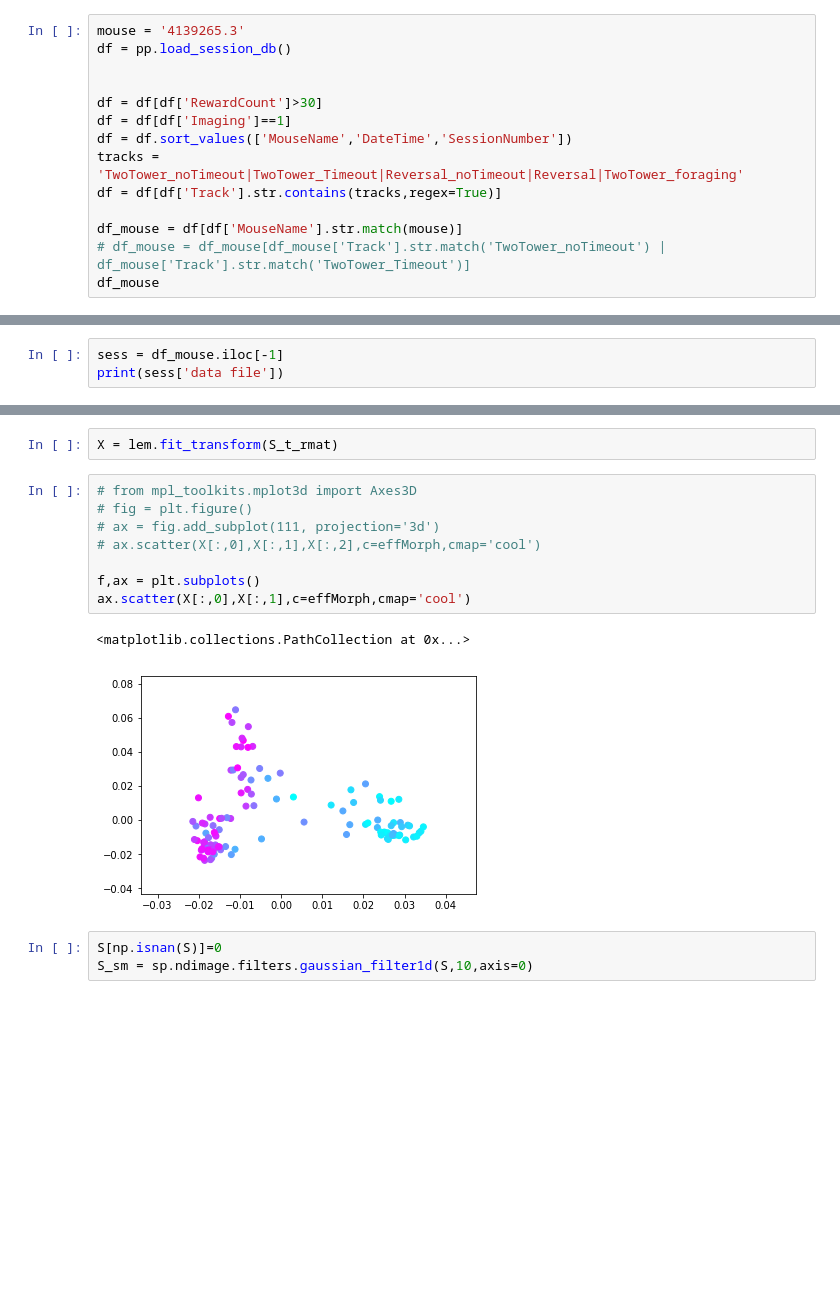
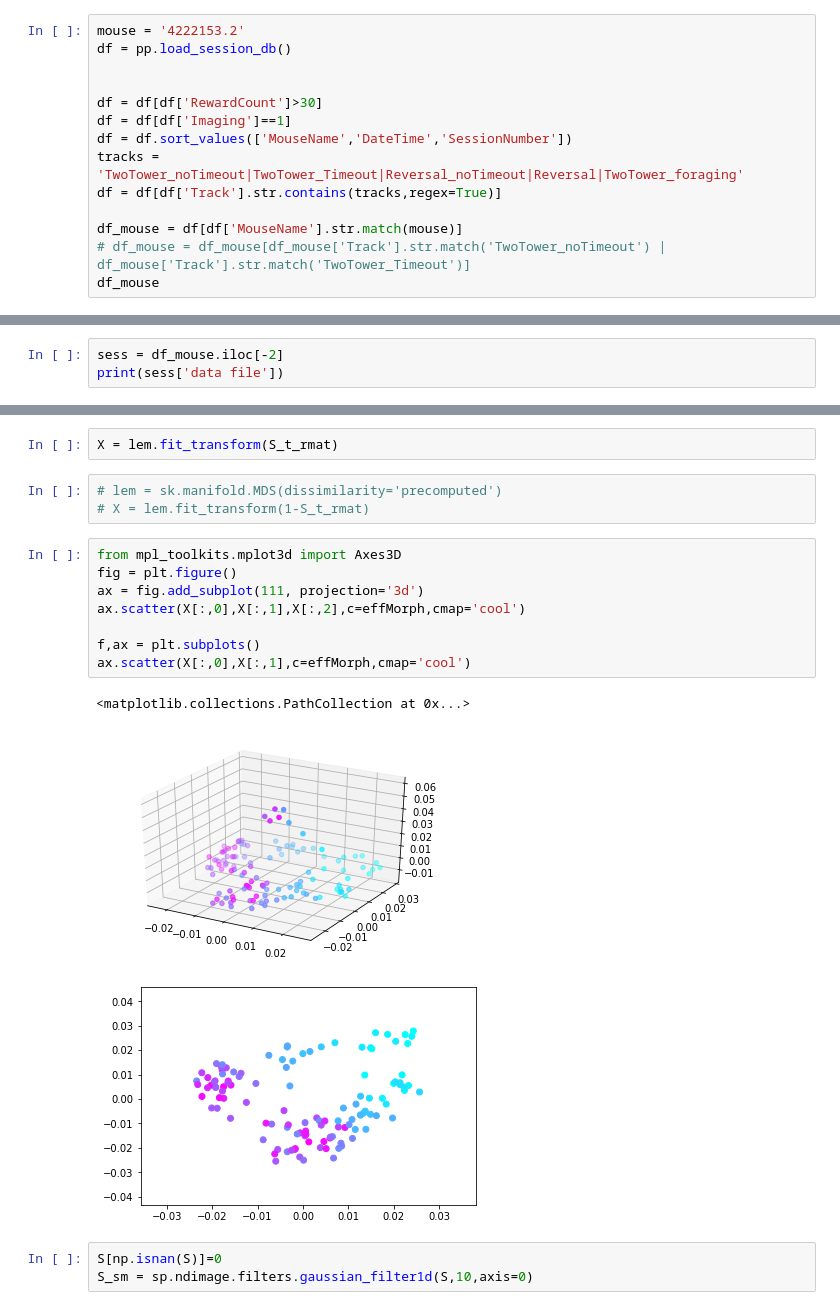
Before and after one commit to GiocomoLab/MightyMorphingPhotonRangers, a Jupyter notebook: SimMats/Untitled.ipynb, the cells around one changed output, grey strips where cells are left out. Drawn from its saved outputs; the diff is of its cells as text; blank space fills up the shorter version.

Commit message:
work on behavior plotting code

```diff
--- a/SimMats/Untitled.ipynb
+++ b/SimMats/Untitled.ipynb
@@ -21,5 +18,5 @@ The autoreload extension is already loaded. To reload it, use:
 # %%
-mouse = '4139265.3'
+mouse = '4222153.2'
 df = pp.load_session_db()
 
 
@@ -48,4 +40,4 @@ G:\My Drive\VR_Data\TwoTower\behavior.sqlite
 # %%
-sess = df_mouse.iloc[-1]
+sess = df_mouse.iloc[-2]
 print(sess['data file'])
 # %% [output]
@@ -222,17 +214,21 @@ ax.set_yticks([])
 lem = sk.manifold.SpectralEmbedding(affinity='precomputed',n_components=3)
 # %%
 X = lem.fit_transform(S_t_rmat)
+# %%
+# lem = sk.manifold.MDS(dissimilarity='precomputed')
+# X = lem.fit_transform(1-S_t_rmat)
 # %%
-# from mpl_toolkits.mplot3d import Axes3D
-# fig = plt.figure()
-# ax = fig.add_subplot(111, projection='3d')
-# ax.scatter(X[:,0],X[:,1],X[:,2],c=effMorph,cmap='cool')
+from mpl_toolkits.mplot3d import Axes3D
+fig = plt.figure()
+ax = fig.add_subplot(111, projection='3d')
+ax.scatter(X[:,0],X[:,1],X[:,2],c=effMorph,cmap='cool')
 
 f,ax = plt.subplots()
 ax.scatter(X[:,0],X[:,1],c=effMorph,cmap='cool')
 # %% [output]
 <matplotlib.collections.PathCollection at 0x...>
-[figure, old version]
+[figure, new version]
+[figure, added]
 # %%
 S[np.isnan(S)]=0
 S_sm = sp.ndimage.filters.gaussian_filter1d(S,10,axis=0)
```
Also changed, not shown: parts of 10 cells of this notebook, 8 other files.
